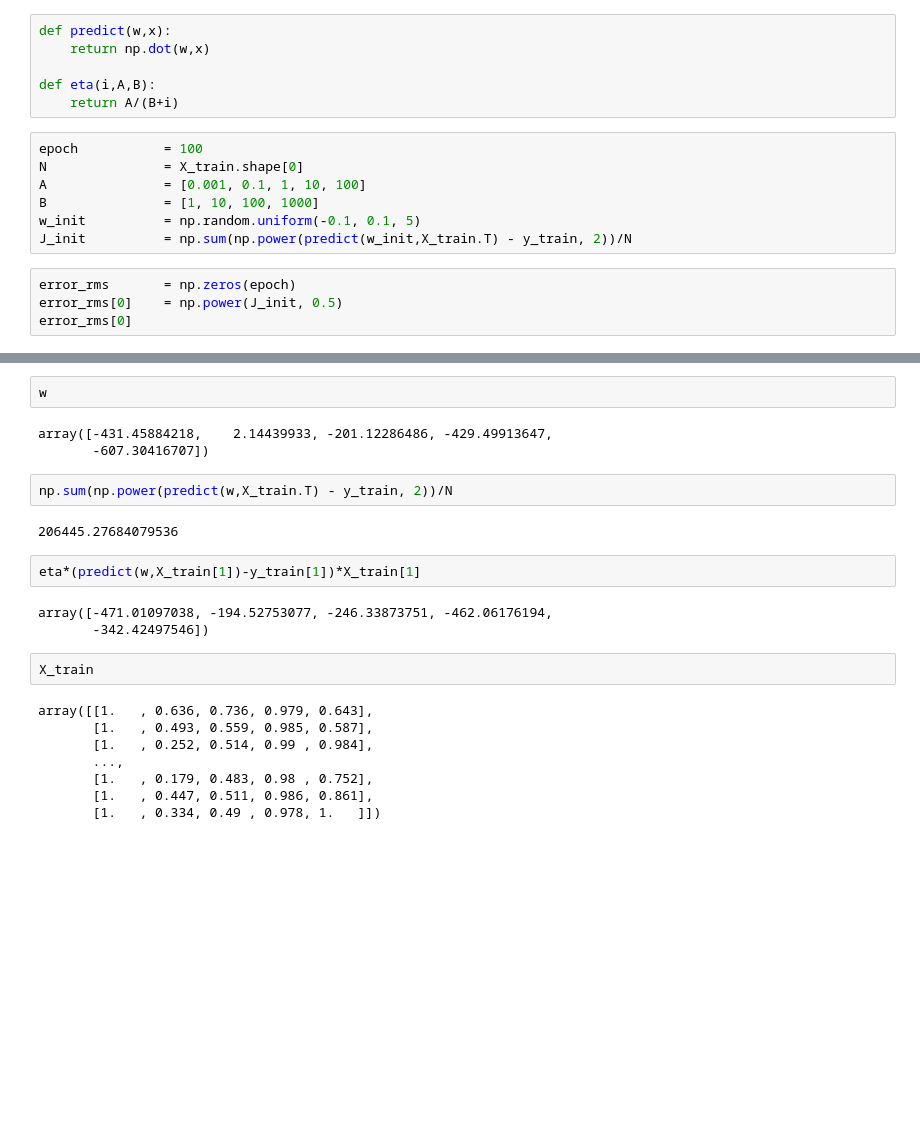
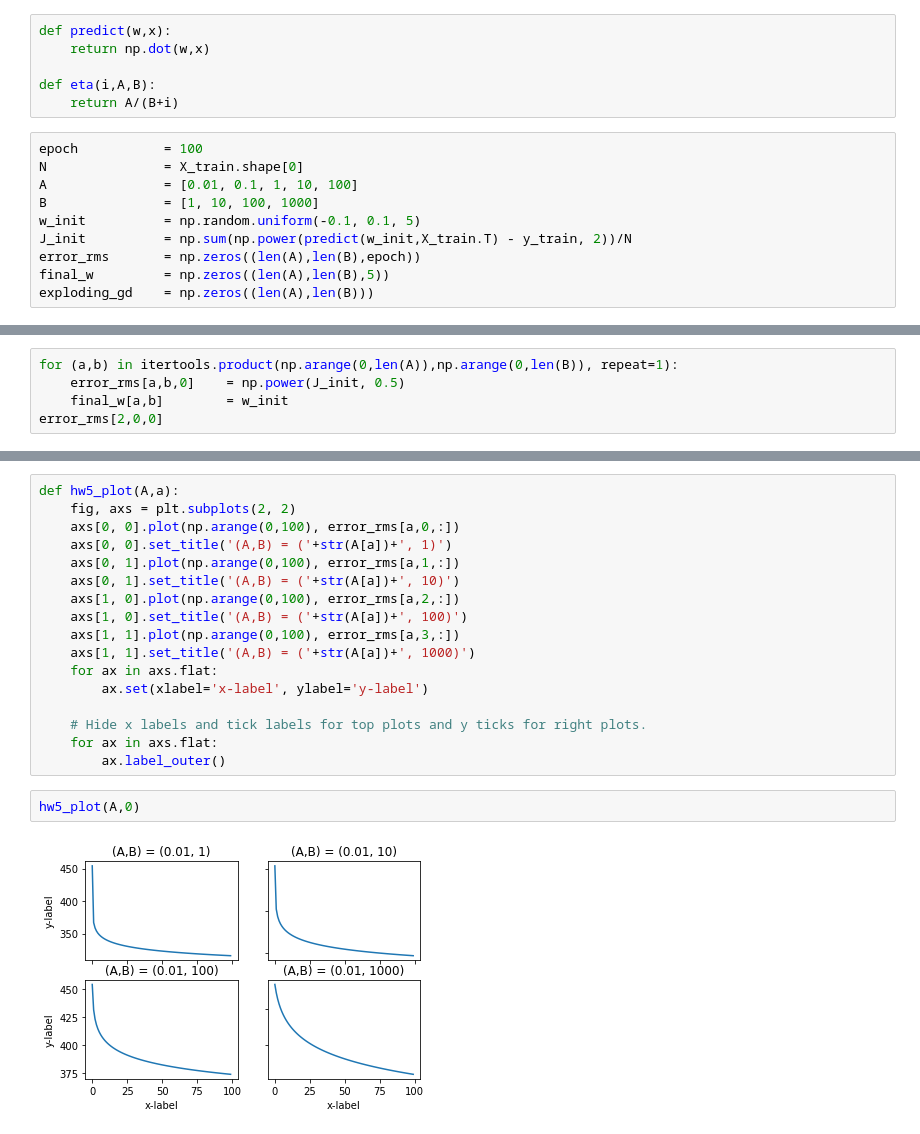
Before and after one commit to Hong7Cong/EE559-PatternReg, a Jupyter notebook: hw5/hw5.ipynb, the cells around one changed output, grey strips where cells are left out. Drawn from its saved outputs; the diff is of its cells as text; blank space fills up the shorter version.

```diff
--- a/hw5/hw5.ipynb
+++ b/hw5/hw5.ipynb
@@ -44,11 +36,10 @@ def eta(i,A,B):
 # %%
 epoch           = 100
 N               = X_train.shape[0]
-A               = [0.001, 0.1, 1, 10, 100]
+A               = [0.01, 0.1, 1, 10, 100]
 B               = [1, 10, 100, 1000]
 w_init          = np.random.uniform(-0.1, 0.1, 5)
 J_init          = np.sum(np.power(predict(w_init,X_train.T) - y_train, 2))/N
+error_rms       = np.zeros((len(A),len(B),epoch))
+final_w         = np.zeros((len(A),len(B),5))
+exploding_gd    = np.zeros((len(A),len(B)))
-# %%
-error_rms       = np.zeros(epoch)
-error_rms[0]    = np.power(J_init, 0.5)
-error_rms[0]
@@ -56,0 +46,5 @@ error_rms[0]
+# %%
+for (a,b) in itertools.product(np.arange(0,len(A)),np.arange(0,len(B)), repeat=1):
+    error_rms[a,b,0]    = np.power(J_init, 0.5)
+    final_w[a,b]        = w_init
+error_rms[2,0,0]
@@ -105,24 +104,21 @@ array([6413.77884407, 3947.39579977, 3952.35120678, 6329.08803404,
-# %%
-w
-# %% [output]
-array([-431.45884218,    2.14439933, -201.12286486, -429.49913647,
-       -607.30416707])
-# %%
-np.sum(np.power(predict(w,X_train.T) - y_train, 2))/N
-# %% [output]
-206445.27684079536
-# %%
-eta*(predict(w,X_train[1])-y_train[1])*X_train[1]
-# %% [output]
-array([-471.01097038, -194.52753077, -246.33873751, -462.06176194,
-       -342.42497546])
-# %%
-X_train
-# %% [output]
-array([[1.   , 0.636, 0.736, 0.979, 0.643],
-       [1.   , 0.493, 0.559, 0.985, 0.587],
-       [1.   , 0.252, 0.514, 0.99 , 0.984],
-       ...,
-       [1.   , 0.179, 0.483, 0.98 , 0.752],
-       [1.   , 0.447, 0.511, 0.986, 0.861],
-       [1.   , 0.334, 0.49 , 0.978, 1.   ]])
+# %%
+def hw5_plot(A,a):
+    fig, axs = plt.subplots(2, 2)
+    axs[0, 0].plot(np.arange(0,100), error_rms[a,0,:])
+    axs[0, 0].set_title('(A,B) = ('+str(A[a])+', 1)')
+    axs[0, 1].plot(np.arange(0,100), error_rms[a,1,:])
+    axs[0, 1].set_title('(A,B) = ('+str(A[a])+', 10)')
+    axs[1, 0].plot(np.arange(0,100), error_rms[a,2,:])
+    axs[1, 0].set_title('(A,B) = ('+str(A[a])+', 100)')
+    axs[1, 1].plot(np.arange(0,100), error_rms[a,3,:])
+    axs[1, 1].set_title('(A,B) = ('+str(A[a])+', 1000)')
+    for ax in axs.flat:
+        ax.set(xlabel='x-label', ylabel='y-label')
+
+    # Hide x labels and tick labels for top plots and y ticks for right plots.
+    for ax in axs.flat:
+        ax.label_outer()
+# %%
+hw5_plot(A,0)
+# %% [output]
+[figure, added]
```
Also changed, not shown: parts of 21 cells of this notebook, 3 other files.
